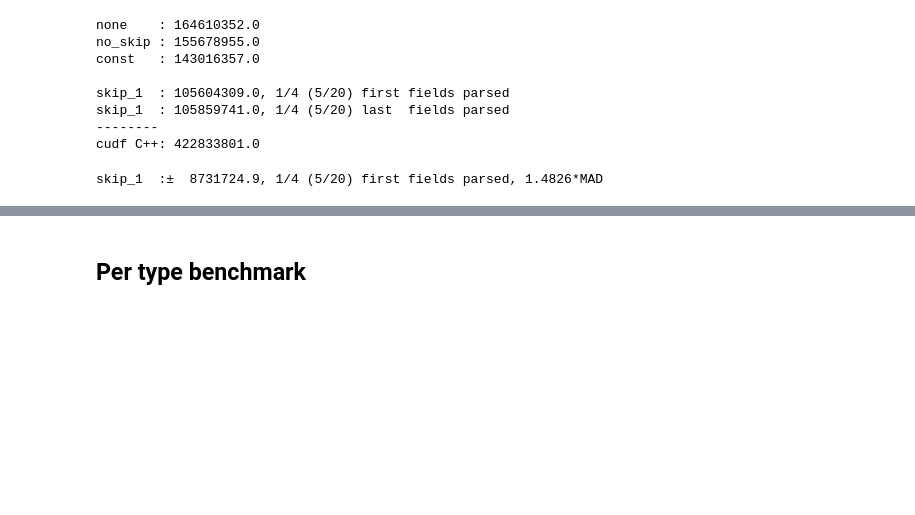
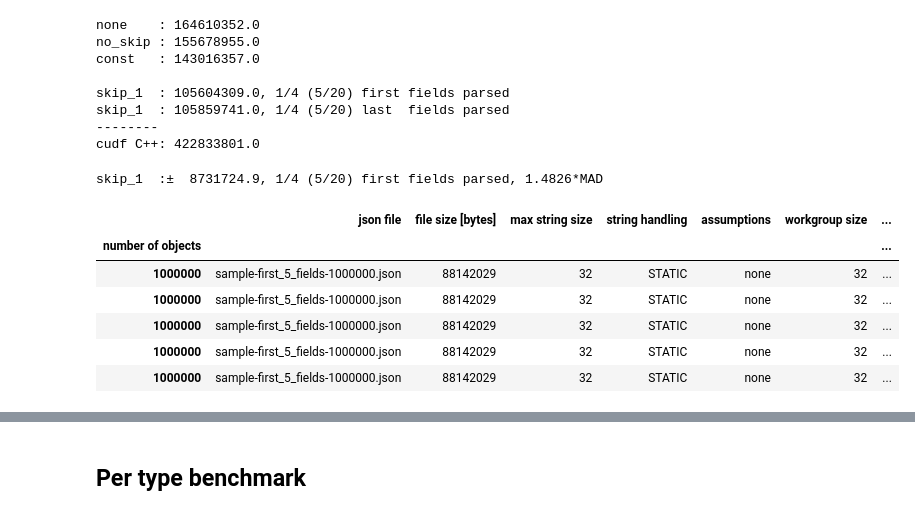
Before and after one commit to mis-wut/meta-json-parser, a Jupyter notebook: benchmark/notebooks/examine_benchmarks.ipynb, the cells around one changed output, grey strips where cells are left out. Cells and saved outputs as stored; diff of their text form; code cells hidden in the pictures; blank space fills up the shorter version.

Commit message:
examine_benchmarks.ipynb: Add *-first_5_fields-* tests

```diff
--- a/benchmark/notebooks/examine_benchmarks.ipynb
+++ b/benchmark/notebooks/examine_benchmarks.ipynb
@@ -1239,3 +1239,18 @@ cudf C++: 422833801.0
 print(f"skip_1  :±{1.4826*df_meta_skip_skip['NOD2H time measured by GPU [ns]'].mad():11.1f}, 1/4 (5/20) first fields parsed, 1.4826*MAD")
 # %% [output]
 skip_1  :±  8731724.9, 1/4 (5/20) first fields parsed, 1.4826*MAD
+# %%
+df_meta_short = pd.read_csv('benchmark_metaparser-assumptions=none-ws=32_static-cudf=21.10-docker_sample-first_5_fields-1M.csv', index_col=2).sort_index()
+df_meta_short['NOD2H time measured by GPU [ns]'] = \
+  df_meta_short['TOTAL time measured by GPU [ns]'] - \
+  df_meta_short['Copying output [ns]']
+
+df_meta_short.head(5)
+# %% [output]
+|  | json file | file size [bytes] | max string size | string handling | assumptions | workgroup size | ... |
+| number of objects |  |  |  |  |  |  | ... |
+| 1000000 | sample-first_5_fields-1000000.json | 88142029 | 32 | STATIC | none | 32 | ... |
+| 1000000 | sample-first_5_fields-1000000.json | 88142029 | 32 | STATIC | none | 32 | ... |
+| 1000000 | sample-first_5_fields-1000000.json | 88142029 | 32 | STATIC | none | 32 | ... |
+| 1000000 | sample-first_5_fields-1000000.json | 88142029 | 32 | STATIC | none | 32 | ... |
+| 1000000 | sample-first_5_fields-1000000.json | 88142029 | 32 | STATIC | none | 32 | ... |
```
Also changed, not shown: parts of 3 cells of this notebook, 2 other files.
